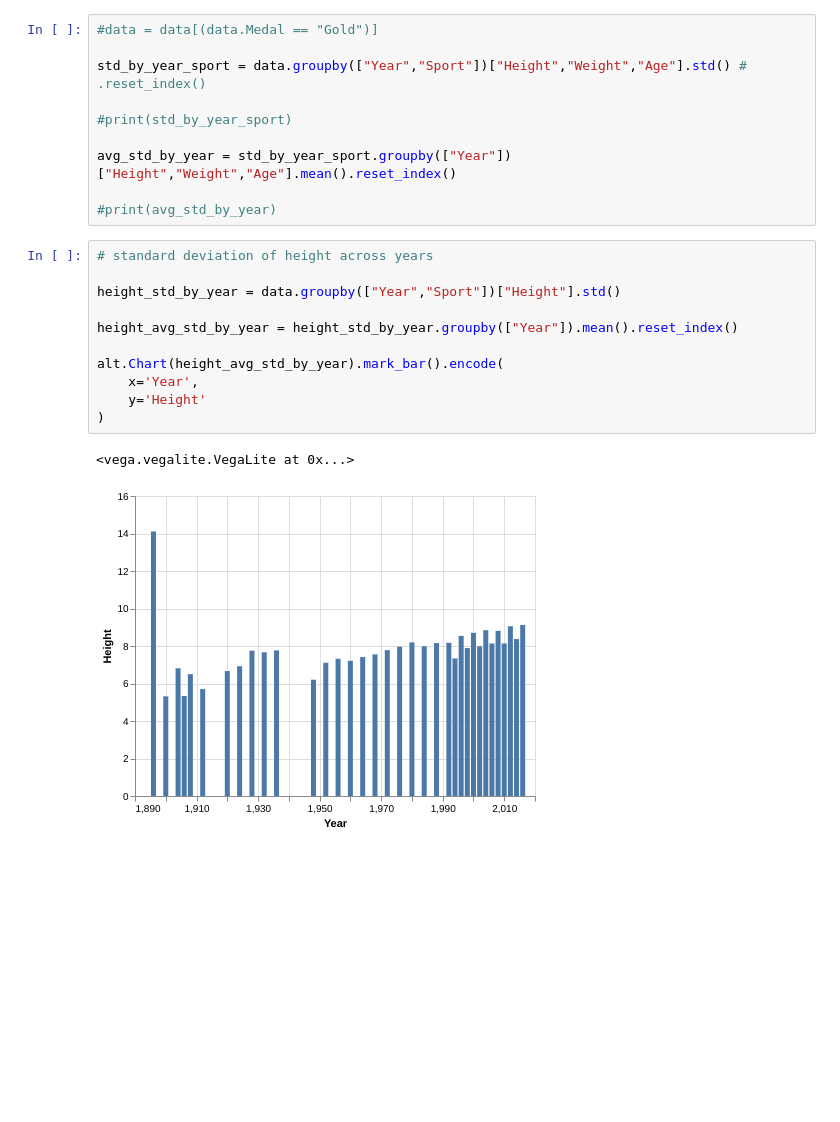
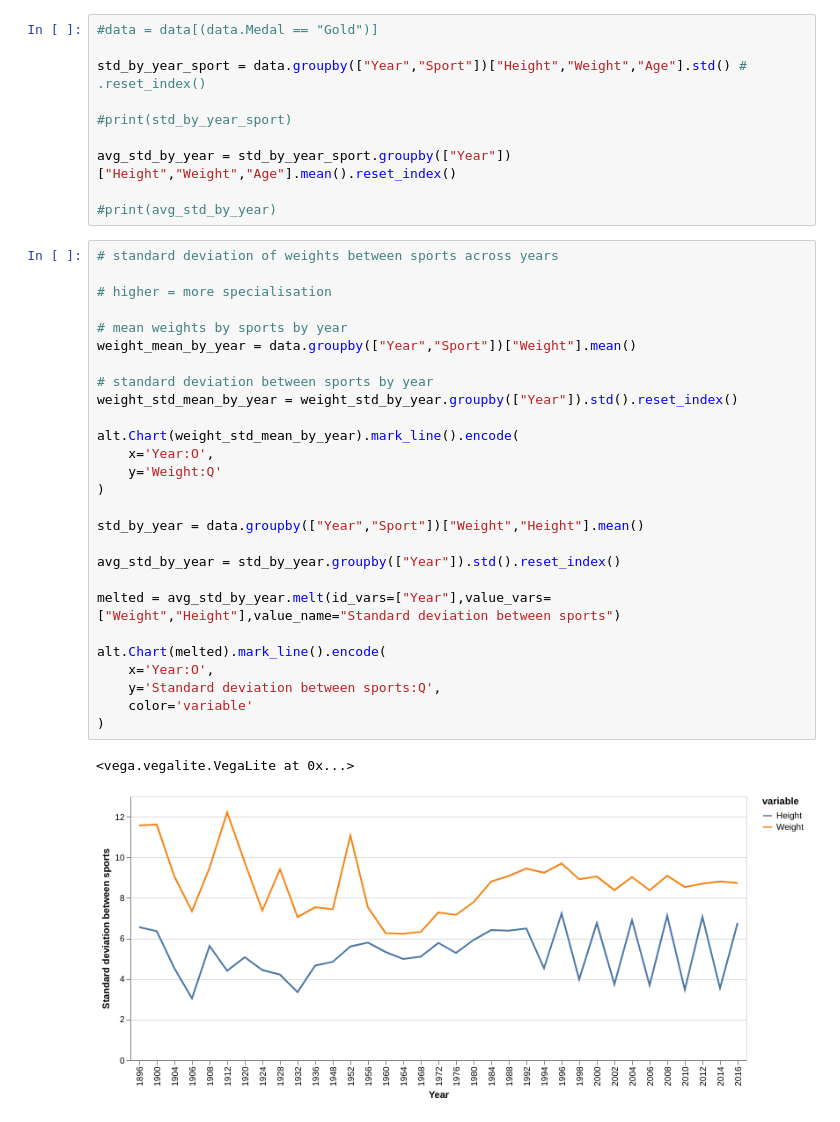
Before and after one commit to JonathanWoollett-Light/CSC327-A2, a Jupyter notebook: source.ipynb, the cells around one changed output. Drawn from its saved outputs; the diff is of its cells as text; blank space fills up the shorter version.

```diff
--- a/source.ipynb
+++ b/source.ipynb
@@ -27,18 +27,34 @@ std_by_year_sport = data.groupby(["Year","Sport"])["Height","Weight","Age"].std(
 avg_std_by_year = std_by_year_sport.groupby(["Year"])["Height","Weight","Age"].mean().reset_index()
 
 #print(avg_std_by_year)
-# %%
-# standard deviation of height across years
-
-height_std_by_year = data.groupby(["Year","Sport"])["Height"].std()
-
-height_avg_std_by_year = height_std_by_year.groupby(["Year"]).mean().reset_index()
-
-alt.Chart(height_avg_std_by_year).mark_bar().encode(
-    x='Year',
-    y='Height'
-)
-# %% [output]
-<vega.vegalite.VegaLite at 0x...>
-[figure, removed]
+# %%
+# standard deviation of weights between sports across years
+
+# higher = more specialisation
+
+# mean weights by sports by year
+weight_mean_by_year = data.groupby(["Year","Sport"])["Weight"].mean()
+
+# standard deviation between sports by year
+weight_std_mean_by_year = weight_std_by_year.groupby(["Year"]).std().reset_index()
+
+alt.Chart(weight_std_mean_by_year).mark_line().encode(
+    x='Year:O',
+    y='Weight:Q'
+)
+
+std_by_year = data.groupby(["Year","Sport"])["Weight","Height"].mean()
+
+avg_std_by_year = std_by_year.groupby(["Year"]).std().reset_index()
+
+melted = avg_std_by_year.melt(id_vars=["Year"],value_vars=["Weight","Height"],value_name="Standard deviation between sports")
+
+alt.Chart(melted).mark_line().encode(
+    x='Year:O',
+    y='Standard deviation between sports:Q',
+    color='variable'
+)
+# %% [output]
+<vega.vegalite.VegaLite at 0x...>
+[figure, added]
 # %%
```
Also changed, not shown: parts of 5 cells of this notebook.
